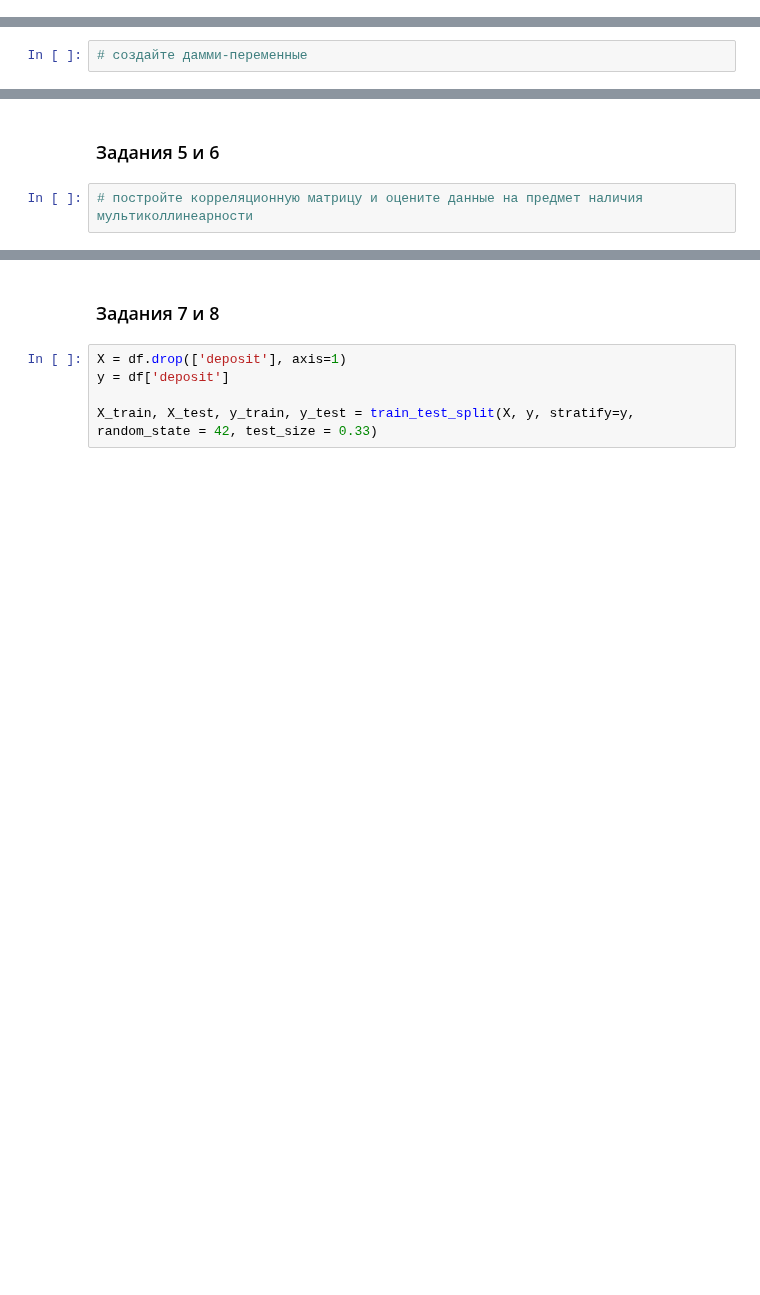
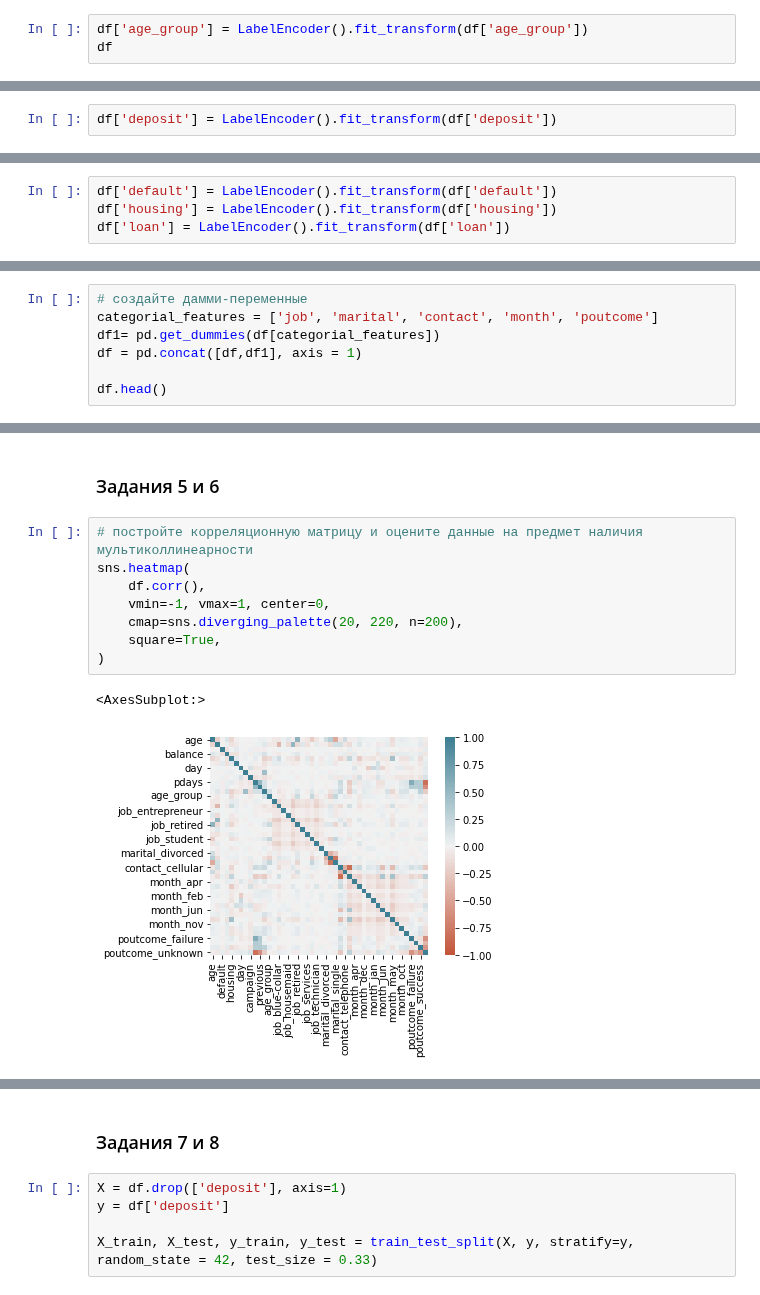
Before and after one commit to d3enjan/sf_data_science, a Jupyter notebook: PROJECT-4. Задача классификации/Project_4_ML.ipynb, the cells around one changed output, grey strips where cells are left out. Saved outputs shown, nothing was run; the diff lists cells and outputs as text; blank space fills up the shorter version.

```diff
--- a/PROJECT-4. Задача классификации/Project_4_ML.ipynb
+++ b/PROJECT-4. Задача классификации/Project_4_ML.ipynb
@@ -411,0 +382,3 @@ dfNO.pivot_table(
+# %%
+df['age_group'] = LabelEncoder().fit_transform(df['age_group'])
+df
@@ -412,3 +399,5 @@ dfNO.pivot_table(
+# %%
+df['deposit'] = LabelEncoder().fit_transform(df['deposit'])
 # %% [markdown]
 ### Задания 2 и 3
 # %%
@@ -417,0 +426,4 @@ dfNO.pivot_table(
+# %%
+df['default'] = LabelEncoder().fit_transform(df['default'])
+df['housing'] = LabelEncoder().fit_transform(df['housing'])
+df['loan'] = LabelEncoder().fit_transform(df['loan'])
@@ -418,2 +437,7 @@ dfNO.pivot_table(
 # %%
 # создайте дамми-переменные
+categorial_features = ['job', 'marital', 'contact', 'month', 'poutcome']
+df1= pd.get_dummies(df[categorial_features])
+df = pd.concat([df,df1], axis = 1)
+
+df.head()
@@ -421,3 +453,12 @@ dfNO.pivot_table(
 ### Задания 5 и 6
 # %%
 # постройте корреляционную матрицу и оцените данные на предмет наличия мультиколлинеарности
+sns.heatmap(
+    df.corr(),
+    vmin=-1, vmax=1, center=0,
+    cmap=sns.diverging_palette(20, 220, n=200),
+    square=True,
+)
+# %% [output]
+<AxesSubplot:>
+[figure, added]
```
Also changed, not shown: parts of 12 cells of this notebook.
